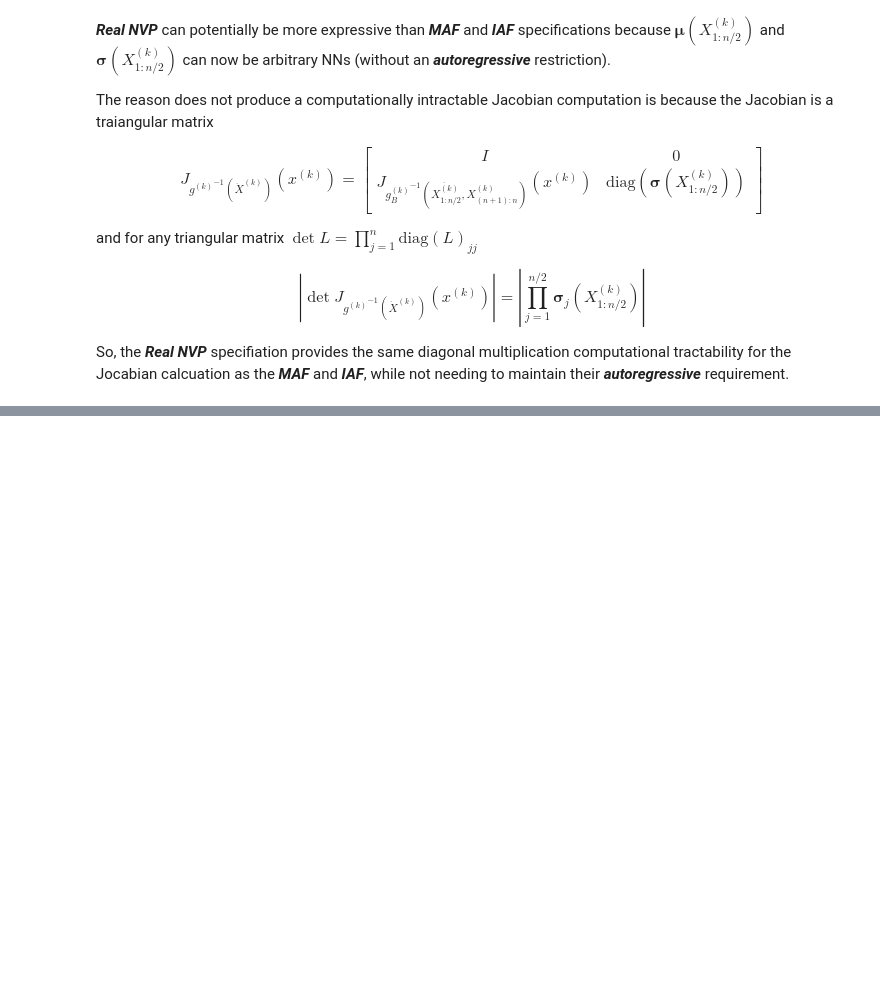
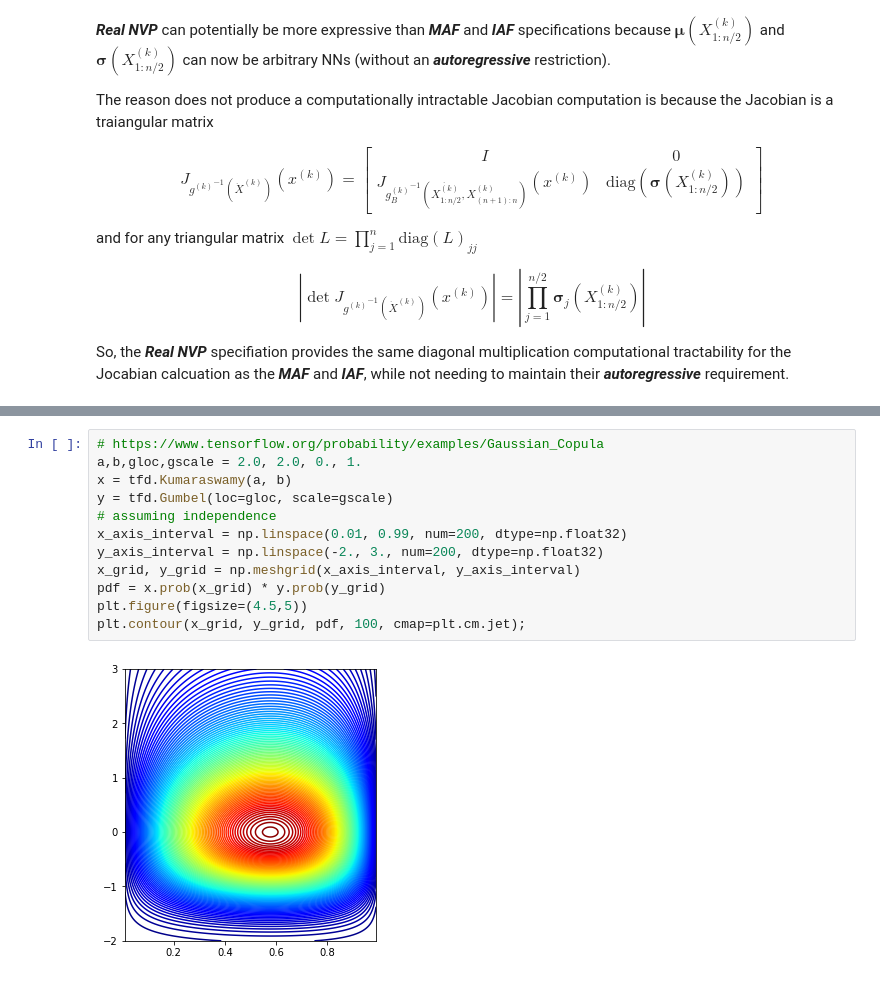
Before and after one commit to pointOfive/STA410_W23_Week12_Reading, a Jupyter notebook: Week12_NormalizingFlows.ipynb, the cells around one changed output, grey strips where cells are left out. Cells and saved outputs as stored; diff of their text form; blank space fills up the shorter version.

Commit message:
copulas

```diff
--- a/Week12_NormalizingFlows.ipynb
+++ b/Week12_NormalizingFlows.ipynb
@@ -471,0 +533,14 @@ requirement.
+# %%
+# https://www.tensorflow.org/probability/examples/Gaussian_Copula
+a,b,gloc,gscale = 2.0, 2.0, 0., 1.
+x = tfd.Kumaraswamy(a, b)
+y = tfd.Gumbel(loc=gloc, scale=gscale)
+# assuming independence
+x_axis_interval = np.linspace(0.01, 0.99, num=200, dtype=np.float32)
+y_axis_interval = np.linspace(-2., 3., num=200, dtype=np.float32)
+x_grid, y_grid = np.meshgrid(x_axis_interval, y_axis_interval)
+pdf = x.prob(x_grid) * y.prob(y_grid)
+plt.figure(figsize=(4.5,5))
+plt.contour(x_grid, y_grid, pdf, 100, cmap=plt.cm.jet);
+# %% [output]
+[figure, added]
```
Also changed, not shown: parts of 7 cells of this notebook.
